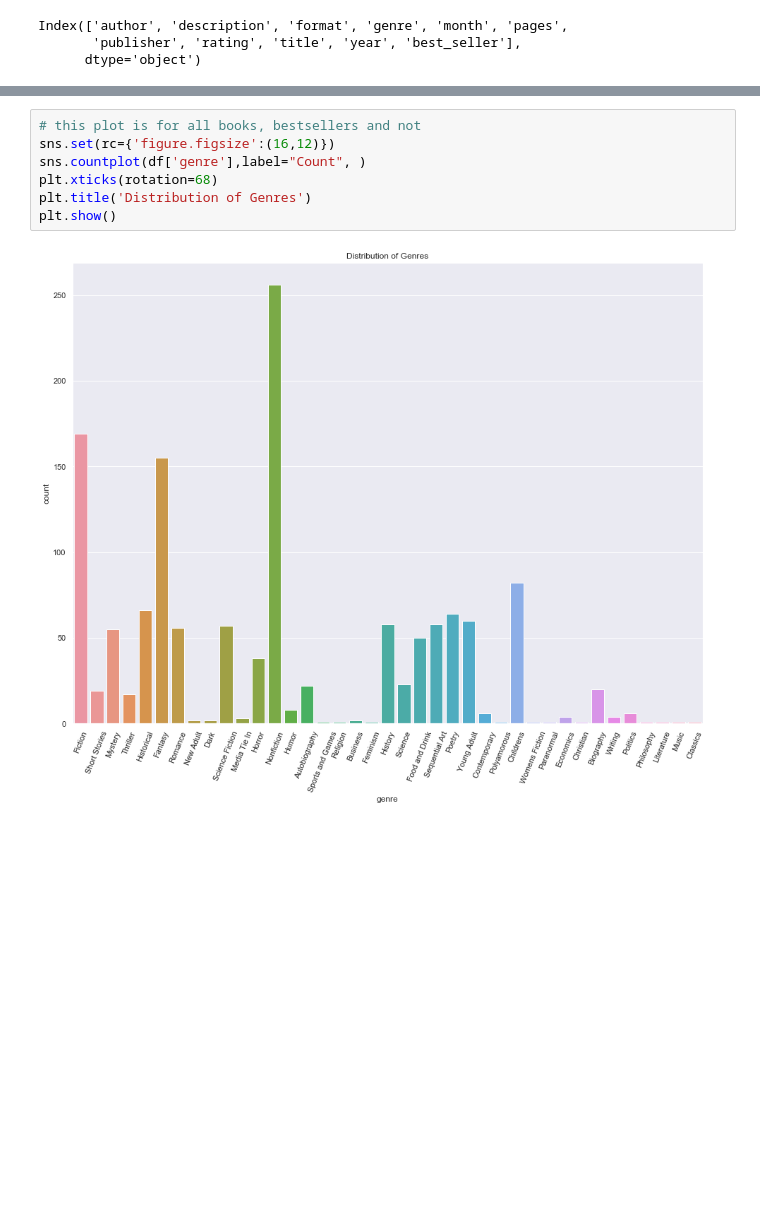
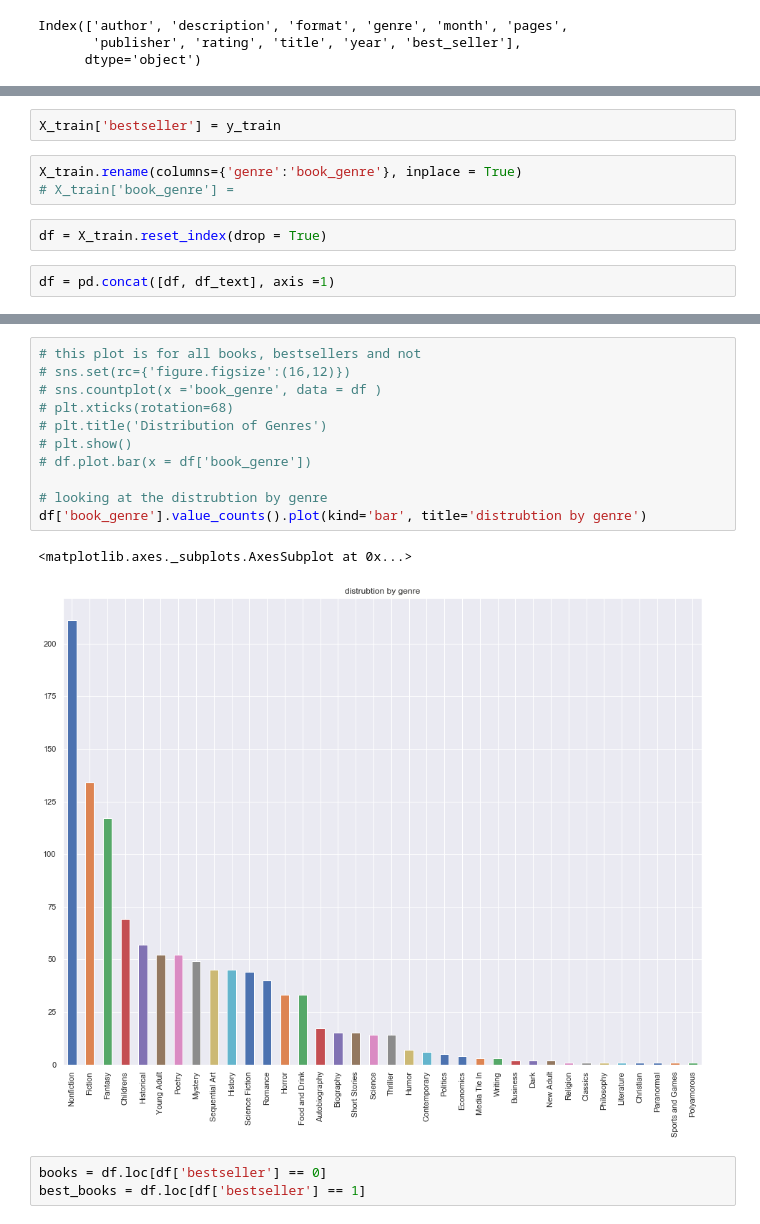
Before and after one commit to robillersomeone/NYT_bestsellers, a Jupyter notebook: train_data_EDA.ipynb, the cells around one changed output, grey strips where cells are left out. Cells and saved outputs as stored; diff of their text form; blank space fills up the shorter version.

```diff
--- a/train_data_EDA.ipynb
+++ b/train_data_EDA.ipynb
@@ -39,0 +75,9 @@ Index(['author', 'description', 'format', 'genre', 'month', 'pages',
+# %%
+X_train['bestseller'] = y_train
+# %%
+X_train.rename(columns={'genre':'book_genre'}, inplace = True)
+# X_train['book_genre'] =
+# %%
+df = X_train.reset_index(drop = True)
+# %%
+df = pd.concat([df, df_text], axis =1)
@@ -53,9 +119,17 @@ array([[<matplotlib.axes._subplots.AxesSubplot object at 0x...>,
 # %%
 # this plot is for all books, bestsellers and not
-sns.set(rc={'figure.figsize':(16,12)})
-sns.countplot(df['genre'],label="Count", )
-plt.xticks(rotation=68)
-plt.title('Distribution of Genres')
-plt.show()
+# sns.set(rc={'figure.figsize':(16,12)})
+# sns.countplot(x ='book_genre', data = df )
+# plt.xticks(rotation=68)
+# plt.title('Distribution of Genres')
+# plt.show()
+# df.plot.bar(x = df['book_genre'])
+
+# looking at the distrubtion by genre
+df['book_genre'].value_counts().plot(kind='bar', title='distrubtion by genre')
 # %% [output]
+<matplotlib.axes._subplots.AxesSubplot at 0x...>
-[figure, old version]
+[figure, new version]
+# %%
+books = df.loc[df['bestseller'] == 0]
+best_books = df.loc[df['bestseller'] == 1]
```
Also changed, not shown: parts of 25 cells of this notebook, 4 other files.
